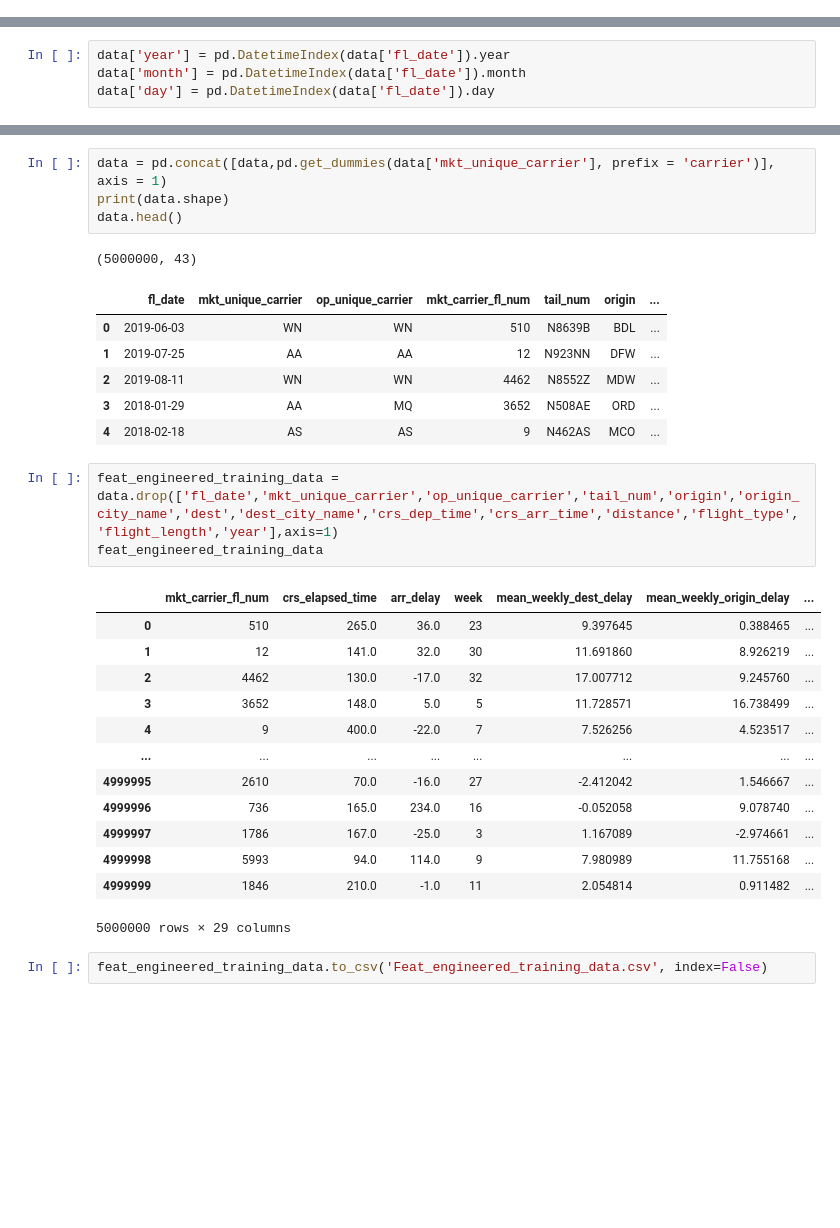
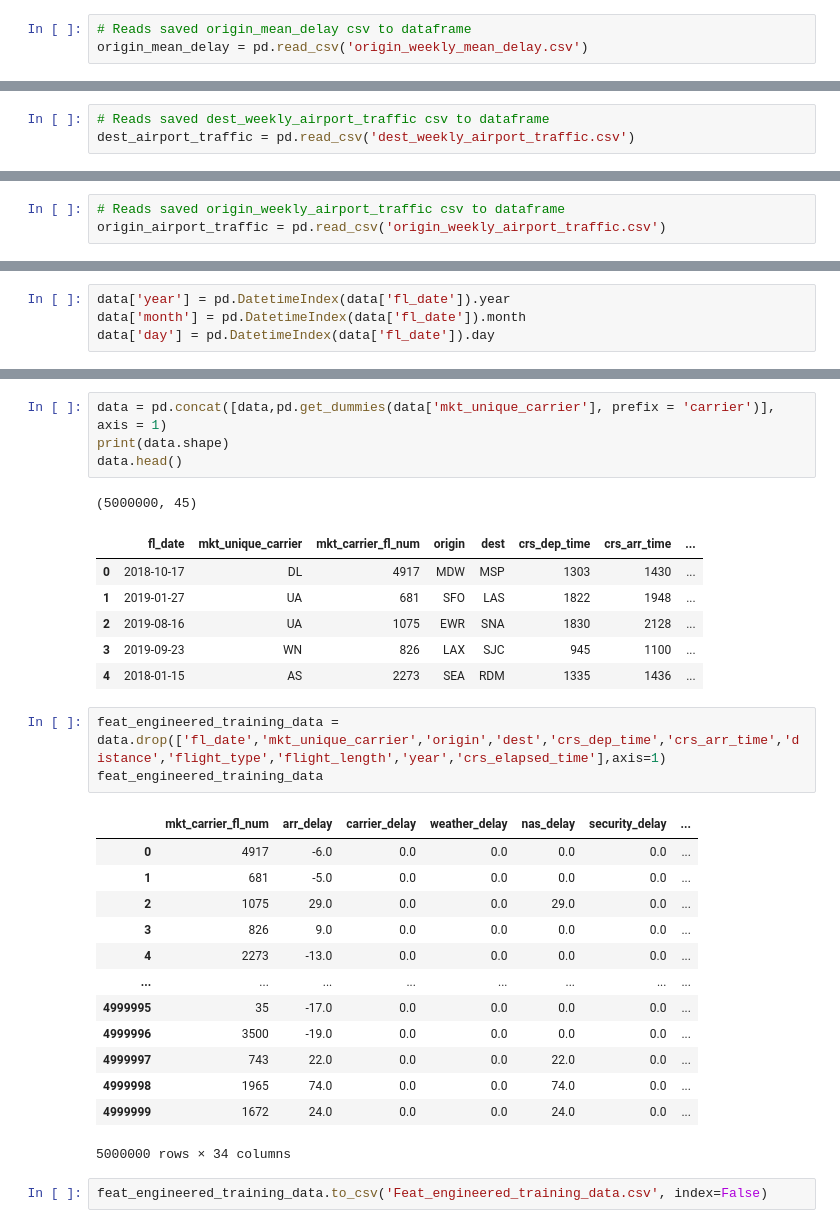
Before and after one commit to albina-m/LHL-Midterm-Flights, a Jupyter notebook: Garrett-modeling.ipynb, the cells around one changed output, grey strips where cells are left out. Drawn from its saved outputs; the diff is of its cells as text; blank space fills up the shorter version.

Commit message:
redid training data set and ran xgboost

```diff
--- a/Garrett-modeling.ipynb
+++ b/Garrett-modeling.ipynb
@@ -138,5 +175,8 @@ origin_mean_delay
 | 19080 | YUM | 51 | 18.750000 |
 | 19081 | YUM | 52 | 17.701493 |
 19082 rows × 3 columns
+# %%
+# Reads saved origin_mean_delay csv to dataframe
+origin_mean_delay = pd.read_csv('origin_weekly_mean_delay.csv')
 # %% [markdown]
 #### Destination Mean Delay Per Week
@@ -184,10 +229,16 @@ data
 #### Airport Traffic
 # %%
 dest_airport_traffic = dest_delay[['week','dest']].groupby(['dest','week']).size().reset_index(name='arriving_flights_per_week')
+# %%
+# Reads saved dest_weekly_airport_traffic csv to dataframe
+dest_airport_traffic = pd.read_csv('dest_weekly_airport_traffic.csv')
 # %%
 dest_airport_traffic.to_csv('dest_weekly_airport_traffic.csv',index=False)
 # %%
 origin_airport_traffic = origin_delay[['week','origin']].groupby(['origin','week']).size().reset_index(name='leaving_flights_per_week')
+# %%
+# Reads saved origin_weekly_airport_traffic csv to dataframe
+origin_airport_traffic = pd.read_csv('origin_weekly_airport_traffic.csv')
 # %%
 origin_airport_traffic.to_csv('origin_weekly_airport_traffic.csv',index=False)
 # %%
@@ -295,30 +346,30 @@ data = pd.concat([data,pd.get_dummies(data['mkt_unique_carrier'], prefix = 'carr
 print(data.shape)
 data.head()
 # %% [output]
-(5000000, 43)
+(5000000, 45)
-|  | fl_date | mkt_unique_carrier | op_unique_carrier | mkt_carrier_fl_num | tail_num | origin | ... |
-| 0 | 2019-06-03 | WN | WN | 510 | N8639B | BDL | ... |
-| 1 | 2019-07-25 | AA | AA | 12 | N923NN | DFW | ... |
-| 2 | 2019-08-11 | WN | WN | 4462 | N8552Z | MDW | ... |
-| 3 | 2018-01-29 | AA | MQ | 3652 | N508AE | ORD | ... |
-| 4 | 2018-02-18 | AS | AS | 9 | N462AS | MCO | ... |
+|  | fl_date | mkt_unique_carrier | mkt_carrier_fl_num | origin | dest | crs_dep_time | crs_arr_time | ... |
+| 0 | 2018-10-17 | DL | 4917 | MDW | MSP | 1303 | 1430 | ... |
+| 1 | 2019-01-27 | UA | 681 | SFO | LAS | 1822 | 1948 | ... |
+| 2 | 2019-08-16 | UA | 1075 | EWR | SNA | 1830 | 2128 | ... |
+| 3 | 2019-09-23 | WN | 826 | LAX | SJC | 945 | 1100 | ... |
+| 4 | 2018-01-15 | AS | 2273 | SEA | RDM | 1335 | 1436 | ... |
 # %%
-feat_engineered_training_data = data.drop(['fl_date','mkt_unique_carrier','op_unique_carrier','tail_num','origin','origin_city_name','dest','dest_city_name','crs_dep_time','crs_arr_time','distance','flight_type','flight_length','year'],axis=1)
+feat_engineered_training_data = data.drop(['fl_date','mkt_unique_carrier','origin','dest','crs_dep_time','crs_arr_time','distance','flight_type','flight_length','year','crs_elapsed_time'],axis=1)
 feat_engineered_training_data
 # %% [output]
-|  | mkt_carrier_fl_num | crs_elapsed_time | arr_delay | week | mean_weekly_dest_delay | mean_weekly_origin_delay | ... |
-| 0 | 510 | 265.0 | 36.0 | 23 | 9.397645 | 0.388465 | ... |
-| 1 | 12 | 141.0 | 32.0 | 30 | 11.691860 | 8.926219 | ... |
-| 2 | 4462 | 130.0 | -17.0 | 32 | 17.007712 | 9.245760 | ... |
-| 3 | 3652 | 148.0 | 5.0 | 5 | 11.728571 | 16.738499 | ... |
-| 4 | 9 | 400.0 | -22.0 | 7 | 7.526256 | 4.523517 | ... |
+|  | mkt_carrier_fl_num | arr_delay | carrier_delay | weather_delay | nas_delay | security_delay | ... |
+| 0 | 4917 | -6.0 | 0.0 | 0.0 | 0.0 | 0.0 | ... |
+| 1 | 681 | -5.0 | 0.0 | 0.0 | 0.0 | 0.0 | ... |
+| 2 | 1075 | 29.0 | 0.0 | 0.0 | 29.0 | 0.0 | ... |
+| 3 | 826 | 9.0 | 0.0 | 0.0 | 0.0 | 0.0 | ... |
+| 4 | 2273 | -13.0 | 0.0 | 0.0 | 0.0 | 0.0 | ... |
 | ... | ... | ... | ... | ... | ... | ... | ... |
-| 4999995 | 2610 | 70.0 | -16.0 | 27 | -2.412042 | 1.546667 | ... |
-| 4999996 | 736 | 165.0 | 234.0 | 16 | -0.052058 | 9.078740 | ... |
-| 4999997 | 1786 | 167.0 | -25.0 | 3 | 1.167089 | -2.974661 | ... |
-| 4999998 | 5993 | 94.0 | 114.0 | 9 | 7.980989 | 11.755168 | ... |
-| 4999999 | 1846 | 210.0 | -1.0 | 11 | 2.054814 | 0.911482 | ... |
+| 4999995 | 35 | -17.0 | 0.0 | 0.0 | 0.0 | 0.0 | ... |
+| 4999996 | 3500 | -19.0 | 0.0 | 0.0 | 0.0 | 0.0 | ... |
+| 4999997 | 743 | 22.0 | 0.0 | 0.0 | 22.0 | 0.0 | ... |
+| 4999998 | 1965 | 74.0 | 0.0 | 0.0 | 74.0 | 0.0 | ... |
+| 4999999 | 1672 | 24.0 | 0.0 | 0.0 | 24.0 | 0.0 | ... |
-5000000 rows × 29 columns
+5000000 rows × 34 columns
 # %%
 feat_engineered_training_data.to_csv('Feat_engineered_training_data.csv', index=False)
 # %% [markdown]
```
Also changed, not shown: parts of 28 cells of this notebook, 1 other file.
